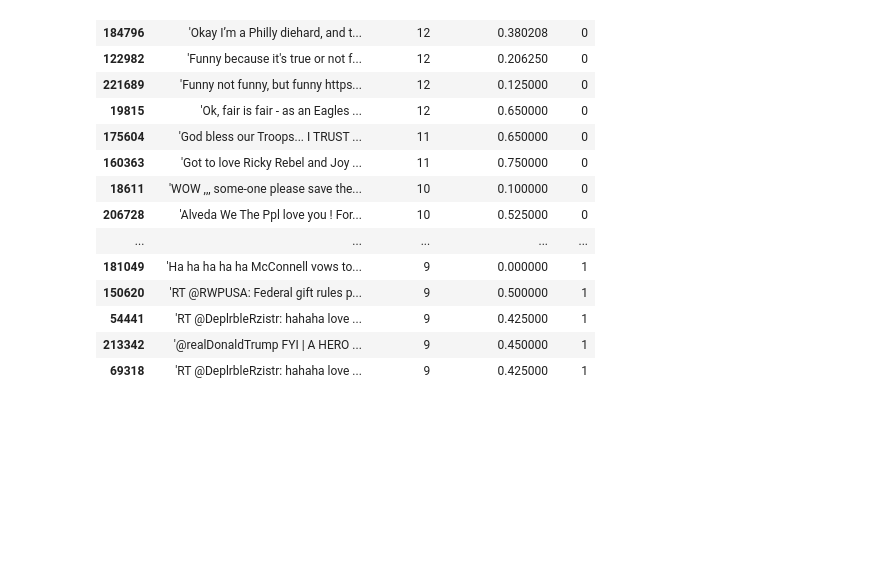
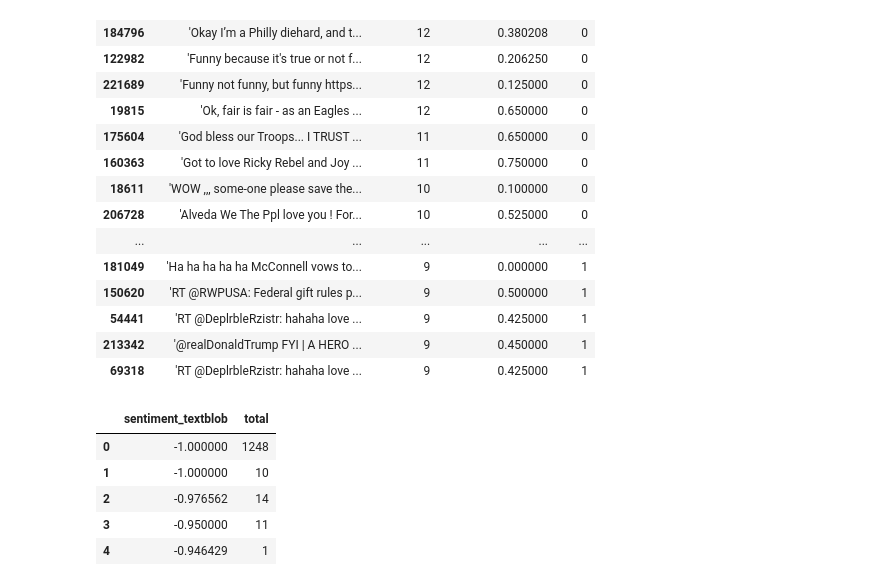
Before and after one commit to HU-AI-Research/Simple-Sentiment-analysis, a Jupyter notebook: Sentiment.ipynb, the cells around one changed output. Cells and saved outputs as stored; diff of their text form; code cells hidden in the pictures; blank space fills up the shorter version.

```diff
--- a/Sentiment.ipynb
+++ b/Sentiment.ipynb
@@ -80 +81,12 @@ df_subset.head(50)
 | 69318 | 'RT @DeplrbleRzistr: hahaha love ... | 9 | 0.425000 | 1 |
+# %%
+df_senticount = df.groupby('sentiment')['sentiment'].count().reset_index(name='total')
+df_sentiblob = df.groupby('sentiment_textblob')['sentiment_textblob'].count().reset_index(name='total')
+df_sentiblob.head()
+# %% [output]
+|  | sentiment_textblob | total |
+| 0 | -1.000000 | 1248 |
+| 1 | -1.000000 | 10 |
+| 2 | -0.976562 | 14 |
+| 3 | -0.950000 | 11 |
+| 4 | -0.946429 | 1 |
```
Also changed, not shown: parts of 5 cells of this notebook.
